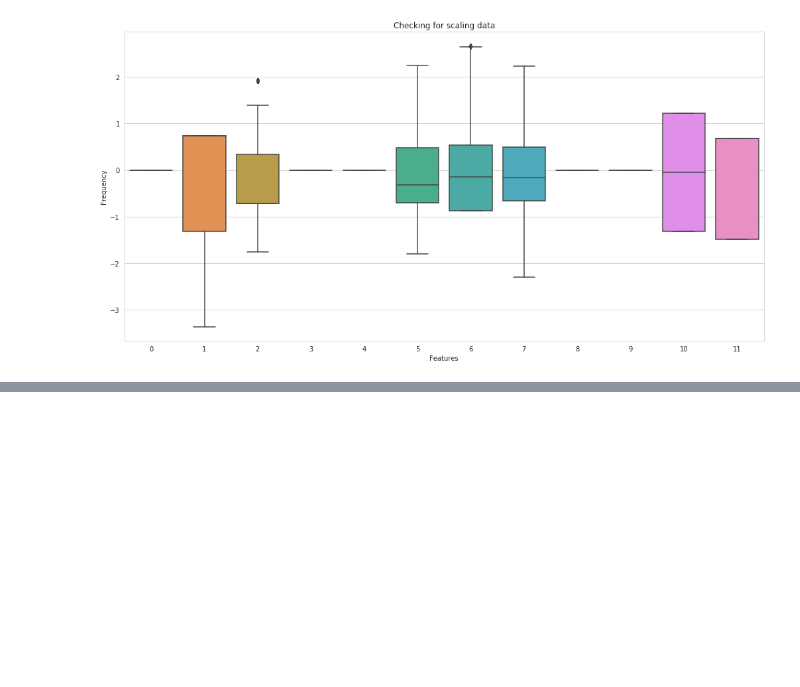
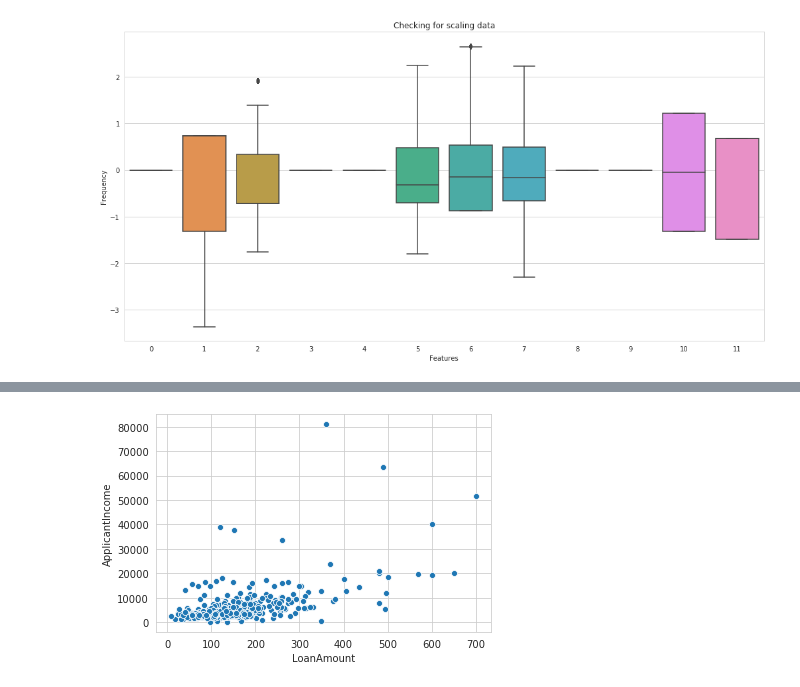
Before and after one commit to Abhishek768/Analytics_Vidhya_Loan_Prediction, a Jupyter notebook: loan_prediction.ipynb, the cells around one changed output, grey strips where cells are left out. Cells and saved outputs as stored; diff of their text form; code cells hidden in the pictures; blank space fills up the shorter version.

```diff
--- a/loan_prediction.ipynb
+++ b/loan_prediction.ipynb
@@ -145,0 +166,4 @@ plt.ylabel('Frequency');
+# %%
+sns.scatterplot(df['LoanAmount'], df['ApplicantIncome']);
+# %% [output]
+[figure, added]
```
Also changed, not shown: parts of 8 cells of this notebook.
